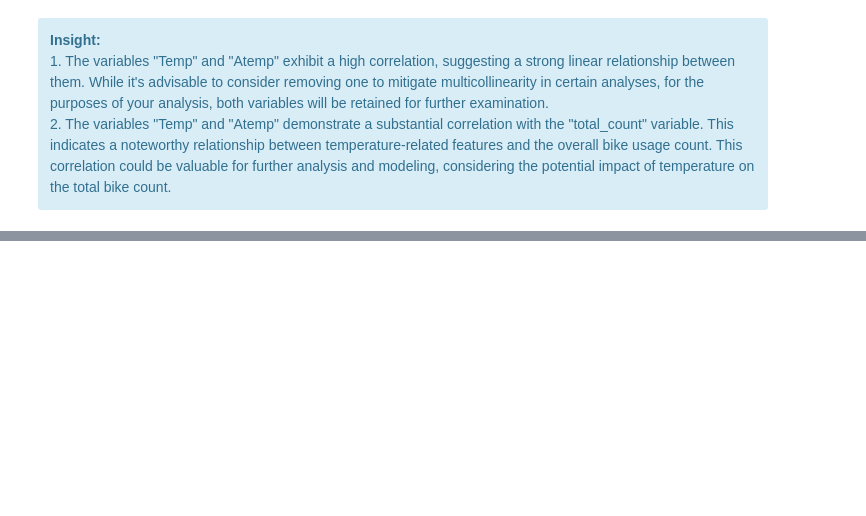
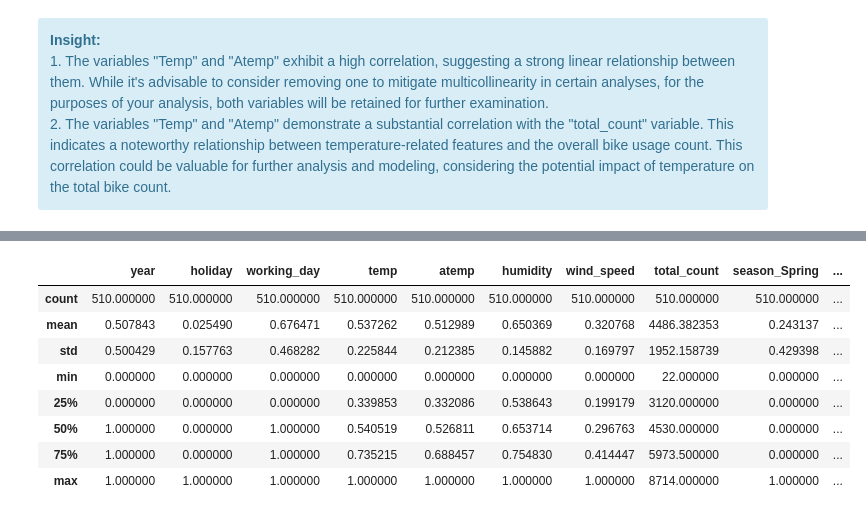
Before and after one commit to krisalay/bike-sharing, a Jupyter notebook: notebook.ipynb, the cells around one changed output, grey strips where cells are left out. Saved outputs shown, nothing was run; the diff lists cells and outputs as text; code cells hidden in the pictures; blank space fills up the shorter version.

```diff
--- a/notebook.ipynb
+++ b/notebook.ipynb
@@ -1029,0 +1164,12 @@ plt.show()
+# %%
+train.describe()
+# %% [output]
+|  | year | holiday | working_day | temp | atemp | humidity | wind_speed | total_count | season_Spring | ... |
+| count | 510.000000 | 510.000000 | 510.000000 | 510.000000 | 510.000000 | 510.000000 | 510.000000 | 510.000000 | 510.000000 | ... |
+| mean | 0.507843 | 0.025490 | 0.676471 | 0.537262 | 0.512989 | 0.650369 | 0.320768 | 4486.382353 | 0.243137 | ... |
+| std | 0.500429 | 0.157763 | 0.468282 | 0.225844 | 0.212385 | 0.145882 | 0.169797 | 1952.158739 | 0.429398 | ... |
+| min | 0.000000 | 0.000000 | 0.000000 | 0.000000 | 0.000000 | 0.000000 | 0.000000 | 22.000000 | 0.000000 | ... |
+| 25% | 0.000000 | 0.000000 | 0.000000 | 0.339853 | 0.332086 | 0.538643 | 0.199179 | 3120.000000 | 0.000000 | ... |
+| 50% | 1.000000 | 0.000000 | 1.000000 | 0.540519 | 0.526811 | 0.653714 | 0.296763 | 4530.000000 | 0.000000 | ... |
+| 75% | 1.000000 | 0.000000 | 1.000000 | 0.735215 | 0.688457 | 0.754830 | 0.414447 | 5973.500000 | 0.000000 | ... |
+| max | 1.000000 | 1.000000 | 1.000000 | 1.000000 | 1.000000 | 1.000000 | 1.000000 | 8714.000000 | 1.000000 | ... |
```
Also changed, not shown: parts of 55 cells of this notebook, 2 other files.
